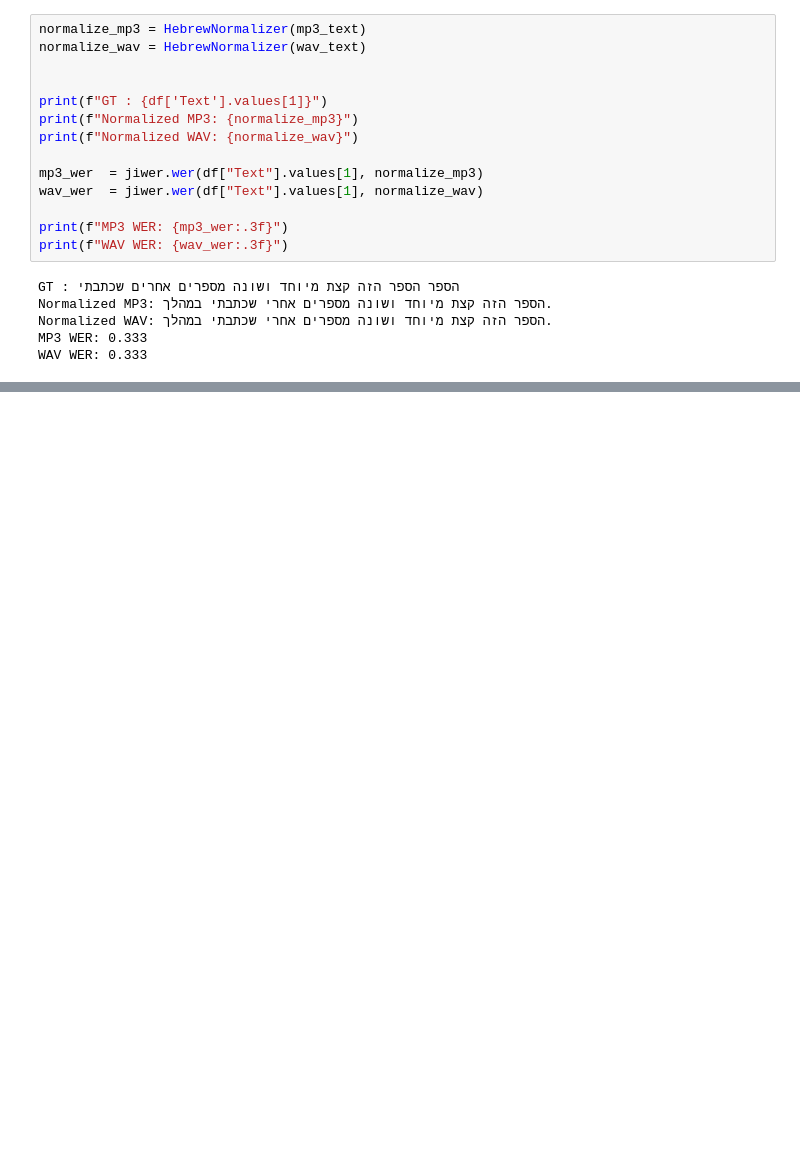
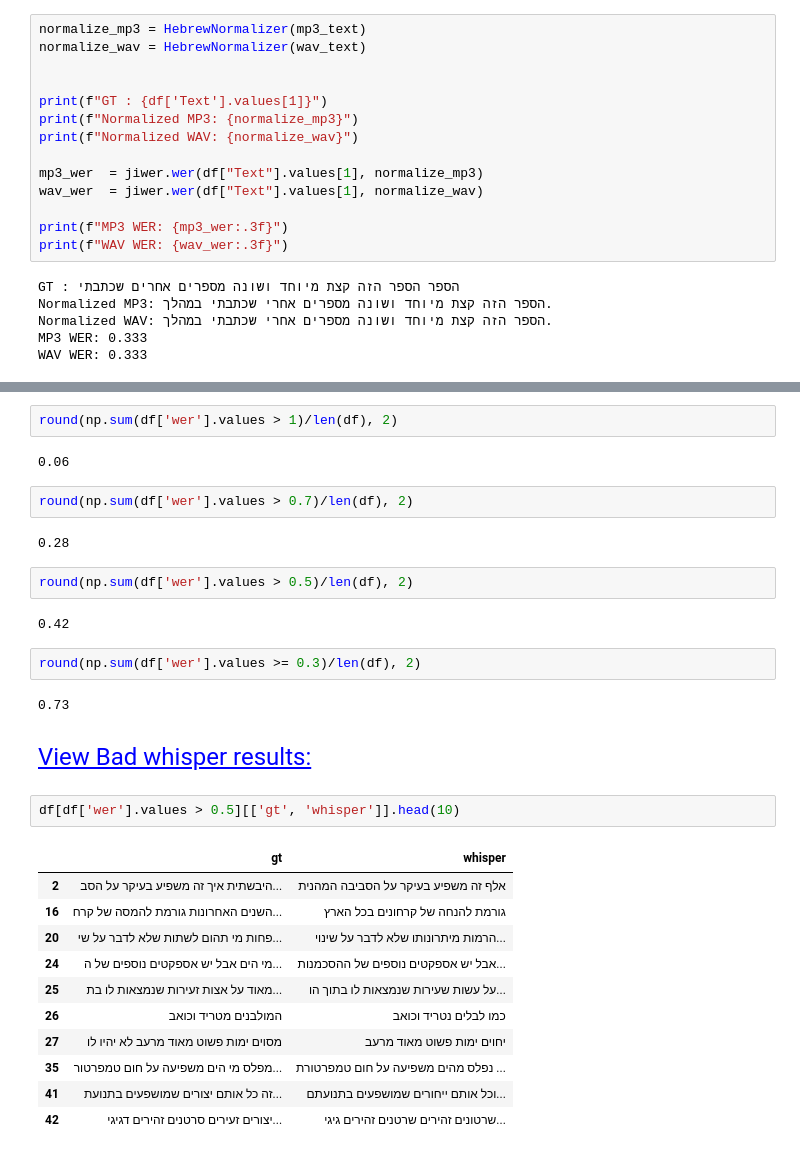
Before and after one commit to amitliron/Voice, a Jupyter notebook: VoicePipeline.ipynb, the cells around one changed output, grey strips where cells are left out. Cells and saved outputs as stored; diff of their text form; blank space fills up the shorter version.

Commit message:
add whisper results

```diff
--- a/VoicePipeline.ipynb
+++ b/VoicePipeline.ipynb
@@ -562,0 +547,32 @@ round(np.sum(df['wer'].values >= 0.3)/len(df), 2)
+# %%
+round(np.sum(df['wer'].values > 1)/len(df), 2)
+# %% [output]
+0.06
+# %%
+round(np.sum(df['wer'].values > 0.7)/len(df), 2)
+# %% [output]
+0.28
+# %%
+round(np.sum(df['wer'].values > 0.5)/len(df), 2)
+# %% [output]
+0.42
+# %%
+round(np.sum(df['wer'].values >= 0.3)/len(df), 2)
+# %% [output]
+0.73
+# %% [markdown]
+<u> <p style="color:blue; font-size:24px"> View Bad whisper results: </p> </u>
+# %%
+df[df['wer'].values > 0.5][['gt', 'whisper']].head(10)
+# %% [output]
+|  | gt | whisper |
+| 2 | היבשתית איך זה משפיע בעיקר על הסב... | אלף זה משפיע בעיקר על הסביבה המהנית |
+| 16 | השנים האחרונות גורמת להמסה של קרח... | גורמת להנחה של קרחונים בכל הארץ |
+| 20 | פחות מי תהום לשתות שלא לדבר על שי... | הרמות מיתרונותו שלא לדבר על שינוי... |
+| 24 | מי הים אבל יש אספקטים נוספים של ה... | אבל יש אספקטים נוספים של ההסכמנות... |
+| 25 | מאוד על אצות זעירות שנמצאות לו בת... | על עשות שעירות שנמצאות לו בתוך הו... |
+| 26 | המולבנים מטריד וכואב | כמו לבלים נטריד וכואב |
+| 27 | מסוים ימות פשוט מאוד מרעב לא יהיו לו | יחוים ימות פשוט מאוד מרעב |
+| 35 | מפלס מי הים משפיעה על חום טמפרטור... | נפלס מהים משפיעה על חום טמפרטורת ... |
+| 41 | זה כל אותם יצורים שמושפעים בתנועת... | וכל אותם ייחורים שמושפעים בתנועתם... |
+| 42 | יצורים זעירים סרטנים זהירים דגיגי... | שרטונים זהירים שרטנים זהירים גיגי... |
```
Also changed, not shown: parts of 32 cells of this notebook.
